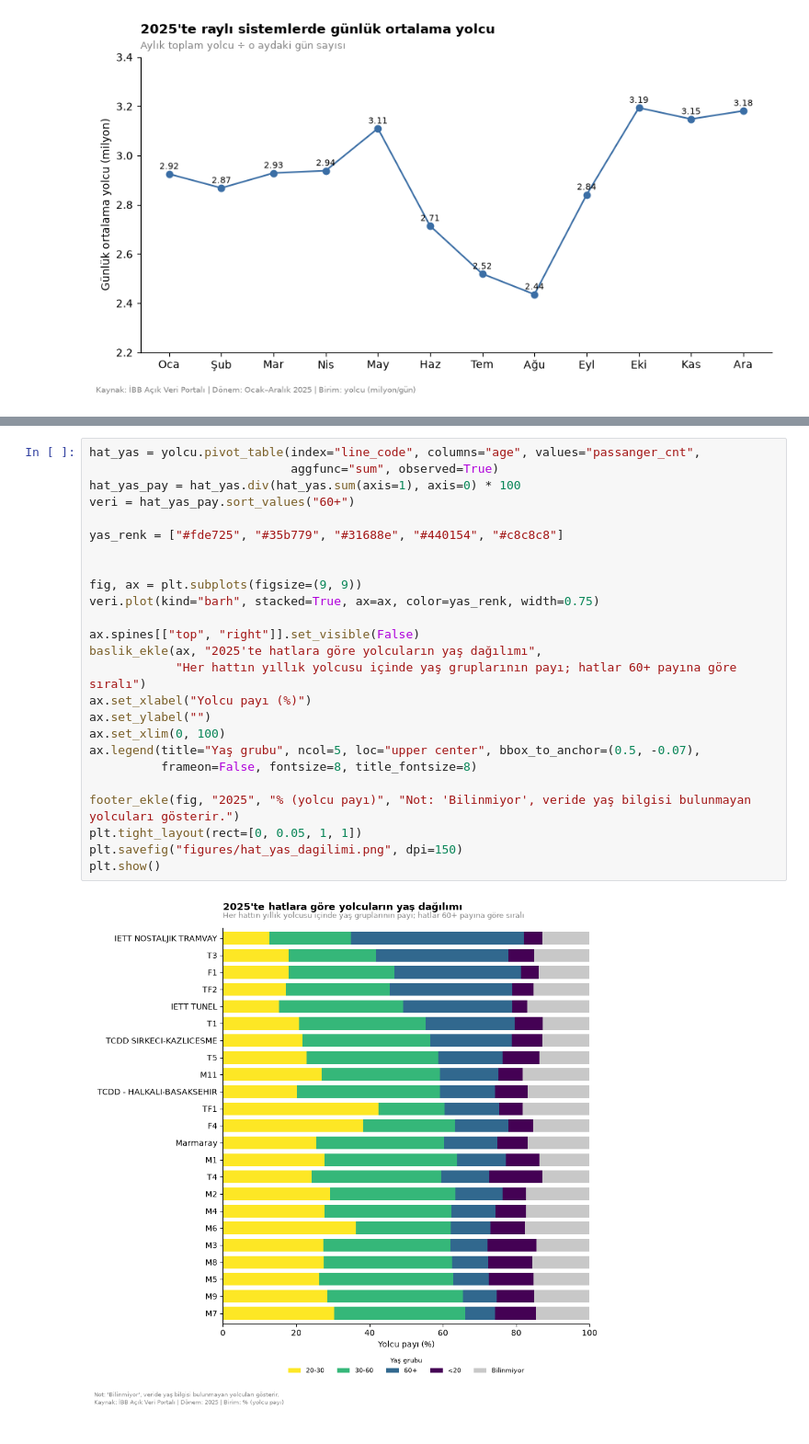
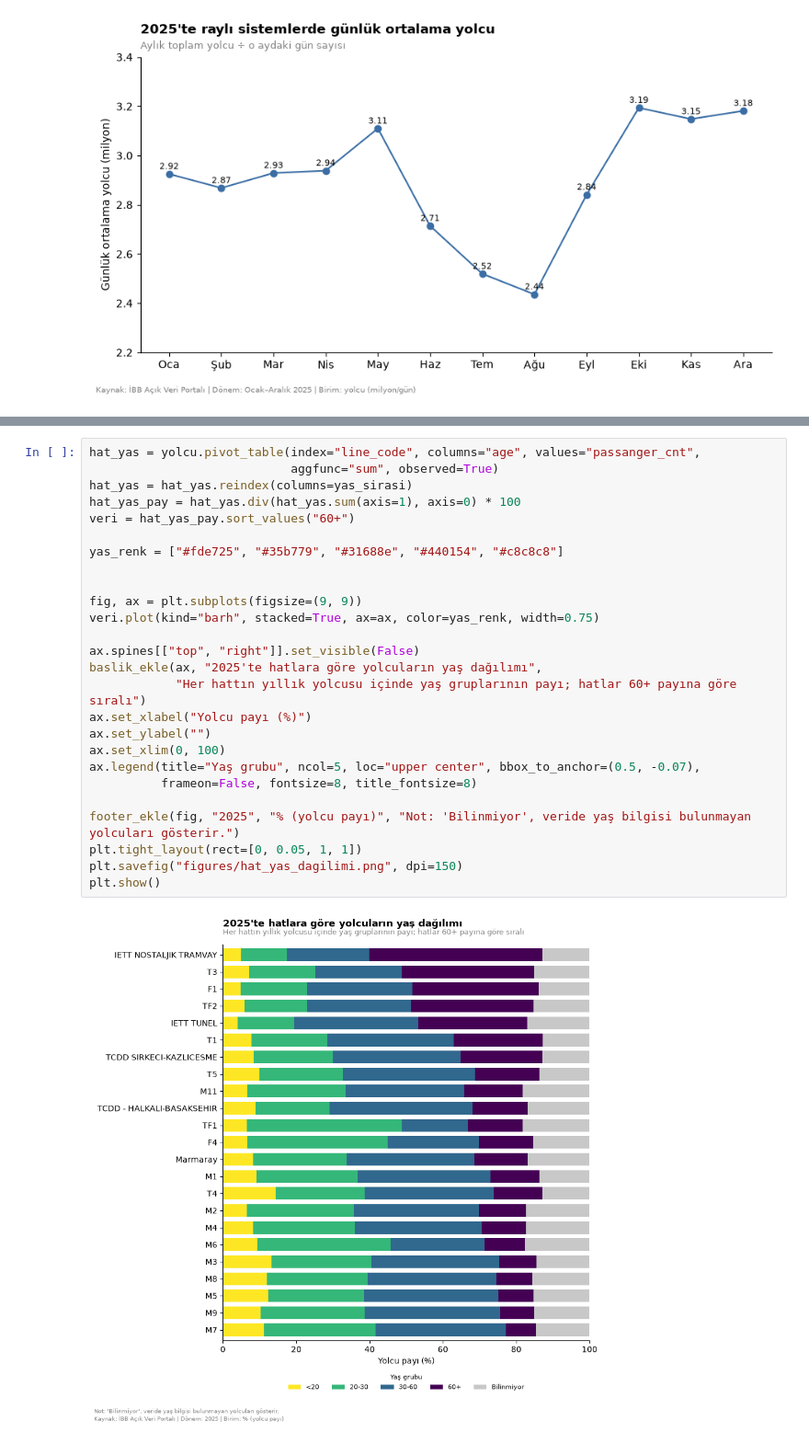
Before and after one commit to IsmailSamiB/-istanbul-rayli-sistemler, a Jupyter notebook: analiz.ipynb, the cells around one changed output, grey strips where cells are left out. Shown at 92% size. Drawn from its saved outputs; the diff is of its cells as text.

```diff
--- a/analiz.ipynb
+++ b/analiz.ipynb
@@ -251,27 +321,28 @@ Name: passanger_cnt, dtype: float64
 # %%
 hat_yas = yolcu.pivot_table(index="line_code", columns="age", values="passanger_cnt",
                             aggfunc="sum", observed=True)
+hat_yas = hat_yas.reindex(columns=yas_sirasi)
 hat_yas_pay = hat_yas.div(hat_yas.sum(axis=1), axis=0) * 100
 veri = hat_yas_pay.sort_values("60+")
 
 yas_renk = ["#fde725", "#35b779", "#31688e", "#440154", "#c8c8c8"]
 
 
 fig, ax = plt.subplots(figsize=(9, 9))
 veri.plot(kind="barh", stacked=True, ax=ax, color=yas_renk, width=0.75)
 
 ax.spines[["top", "right"]].set_visible(False)
 baslik_ekle(ax, "2025'te hatlara göre yolcuların yaş dağılımı",
             "Her hattın yıllık yolcusu içinde yaş gruplarının payı; hatlar 60+ payına göre sıralı")
 ax.set_xlabel("Yolcu payı (%)")
 ax.set_ylabel("")
 ax.set_xlim(0, 100)
 ax.legend(title="Yaş grubu", ncol=5, loc="upper center", bbox_to_anchor=(0.5, -0.07),
           frameon=False, fontsize=8, title_fontsize=8)
 
 footer_ekle(fig, "2025", "% (yolcu payı)", "Not: 'Bilinmiyor', veride yaş bilgisi bulunmayan yolcuları gösterir.")
 plt.tight_layout(rect=[0, 0.05, 1, 1])
 plt.savefig("figures/hat_yas_dagilimi.png", dpi=150)
 plt.show()
 # %% [output]
-[figure, old version]
+[figure, new version]
```
Also changed, not shown: parts of 45 cells of this notebook, 5 other files.
